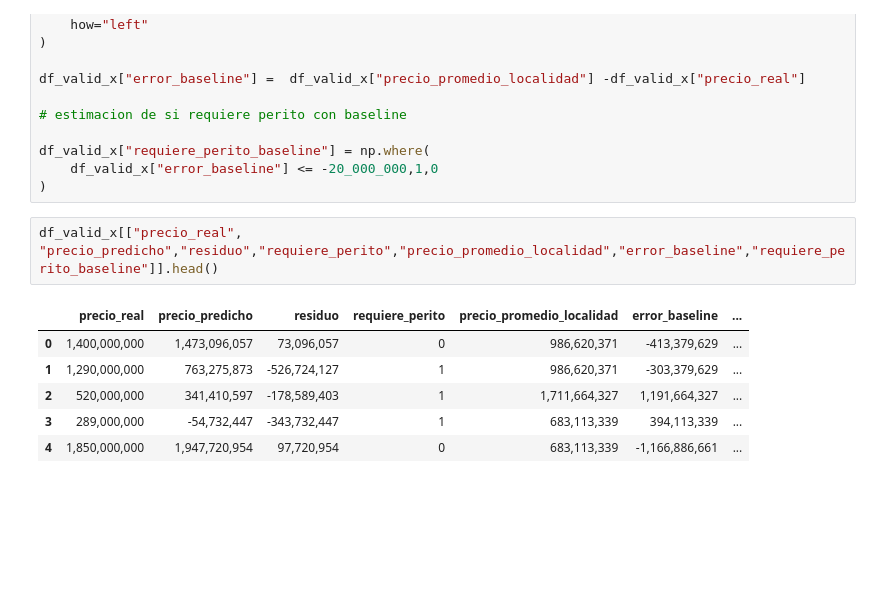
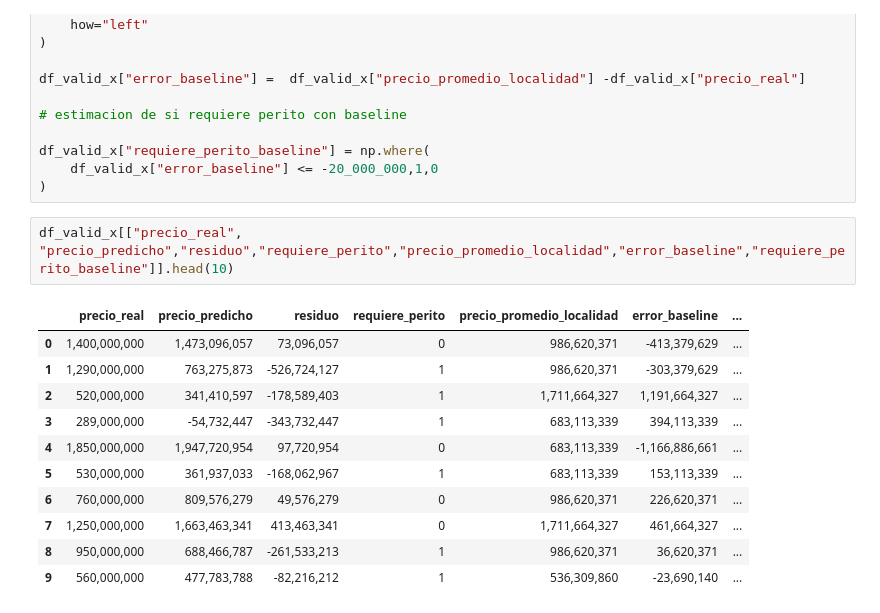
Before and after one commit to Traintain/MINE4101-202520-Taller2, a Jupyter notebook: taller_copy.ipynb, the cells around one changed output. Cells and saved outputs as stored; diff of their text form; blank space fills up the shorter version.

```diff
--- a/taller_copy.ipynb
+++ b/taller_copy.ipynb
@@ -816,11 +816,16 @@ df_valid_x["requiere_perito_baseline"] = np.where(
     df_valid_x["error_baseline"] <= -20_000_000,1,0
 )
 # %%
-df_valid_x[["precio_real", "precio_predicho","residuo","requiere_perito","precio_promedio_localidad","error_baseline","requiere_perito_baseline"]].head()
+df_valid_x[["precio_real", "precio_predicho","residuo","requiere_perito","precio_promedio_localidad","error_baseline","requiere_perito_baseline"]].head(10)
 # %% [output]
 |  | precio_real | precio_predicho | residuo | requiere_perito | precio_promedio_localidad | error_baseline | ... |
 | 0 | 1,400,000,000 | 1,473,096,057 | 73,096,057 | 0 | 986,620,371 | -413,379,629 | ... |
 | 1 | 1,290,000,000 | 763,275,873 | -526,724,127 | 1 | 986,620,371 | -303,379,629 | ... |
 | 2 | 520,000,000 | 341,410,597 | -178,589,403 | 1 | 1,711,664,327 | 1,191,664,327 | ... |
 | 3 | 289,000,000 | -54,732,447 | -343,732,447 | 1 | 683,113,339 | 394,113,339 | ... |
 | 4 | 1,850,000,000 | 1,947,720,954 | 97,720,954 | 0 | 683,113,339 | -1,166,886,661 | ... |
+| 5 | 530,000,000 | 361,937,033 | -168,062,967 | 1 | 683,113,339 | 153,113,339 | ... |
+| 6 | 760,000,000 | 809,576,279 | 49,576,279 | 0 | 986,620,371 | 226,620,371 | ... |
+| 7 | 1,250,000,000 | 1,663,463,341 | 413,463,341 | 0 | 1,711,664,327 | 461,664,327 | ... |
+| 8 | 950,000,000 | 688,466,787 | -261,533,213 | 1 | 986,620,371 | 36,620,371 | ... |
+| 9 | 560,000,000 | 477,783,788 | -82,216,212 | 1 | 536,309,860 | -23,690,140 | ... |
```
Also changed, not shown: parts of 14 cells of this notebook.
